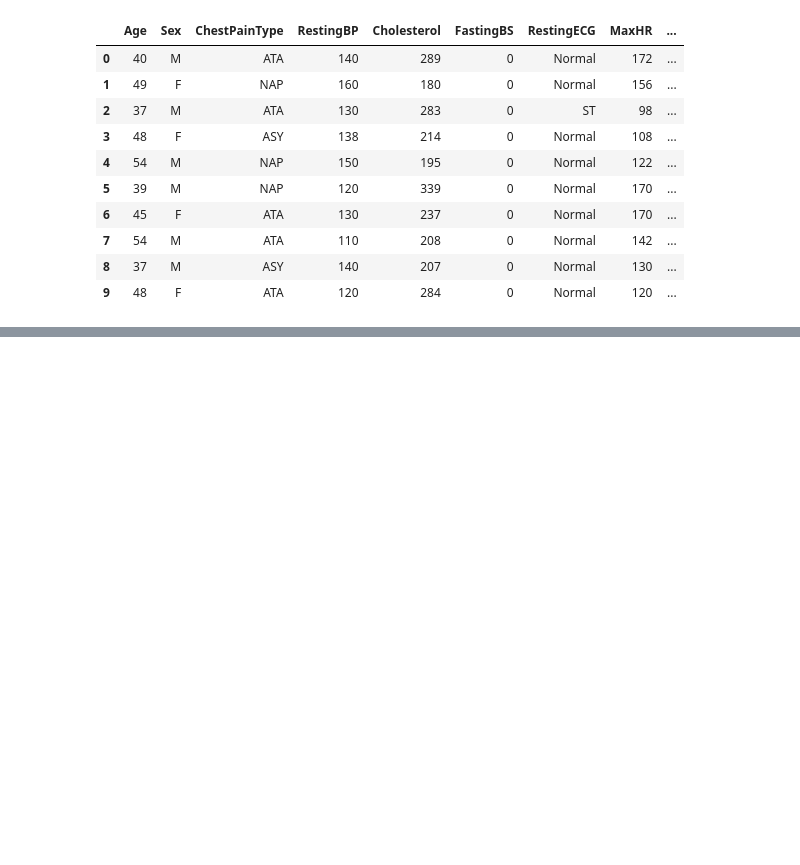
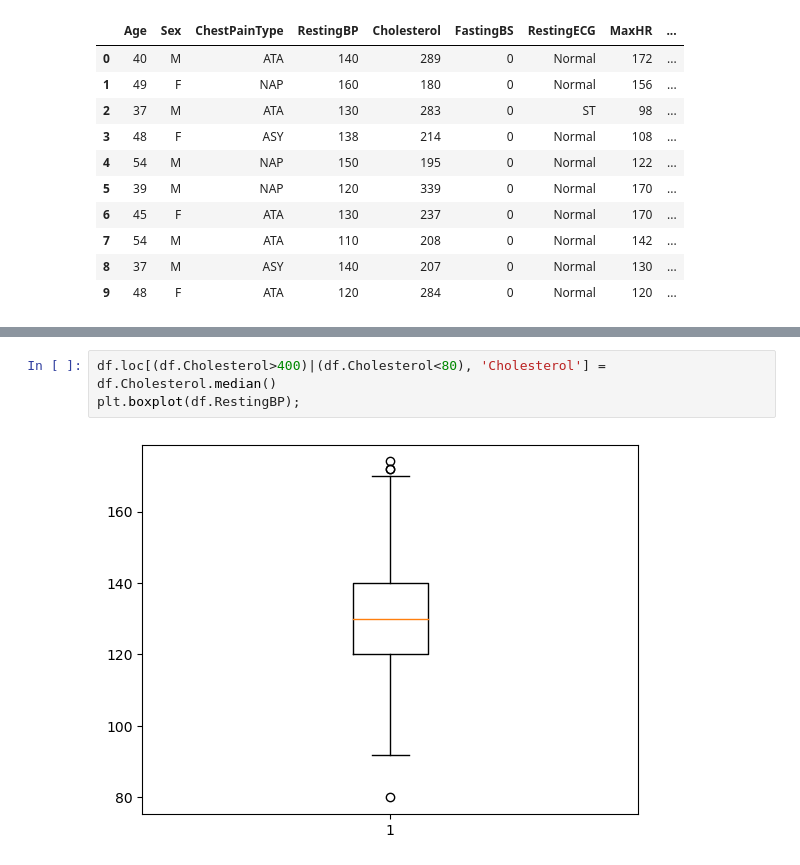
Before and after one commit to malikka-rajshahi/Heart-Failure-Analysis, a Jupyter notebook: main.ipynb, the cells around one changed output, grey strips where cells are left out. Drawn from its saved outputs; the diff is of its cells as text; blank space fills up the shorter version.

```diff
--- a/main.ipynb
+++ b/main.ipynb
@@ -30,0 +64,5 @@ df.head(10)
+# %%
+df.loc[(df.Cholesterol>400)|(df.Cholesterol<80), 'Cholesterol'] = df.Cholesterol.median()
+plt.boxplot(df.RestingBP);
+# %% [output]
+[figure, added]
```
Also changed, not shown: parts of 8 cells of this notebook.
